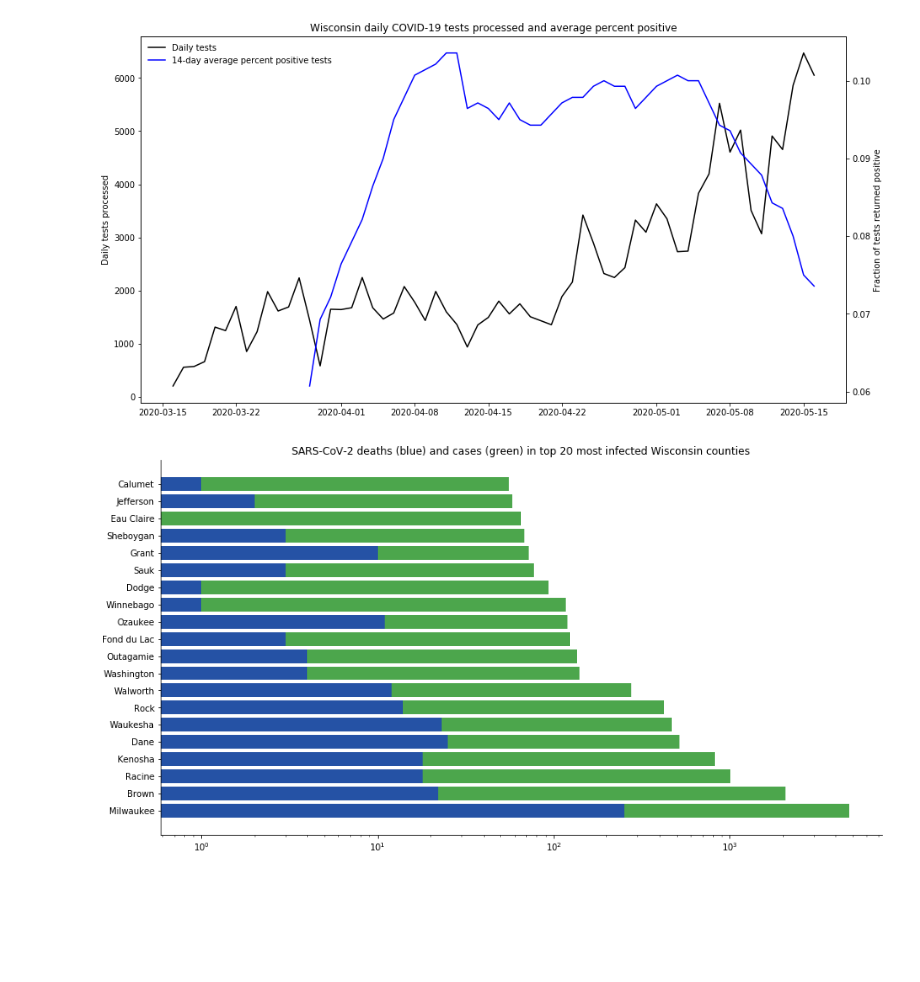
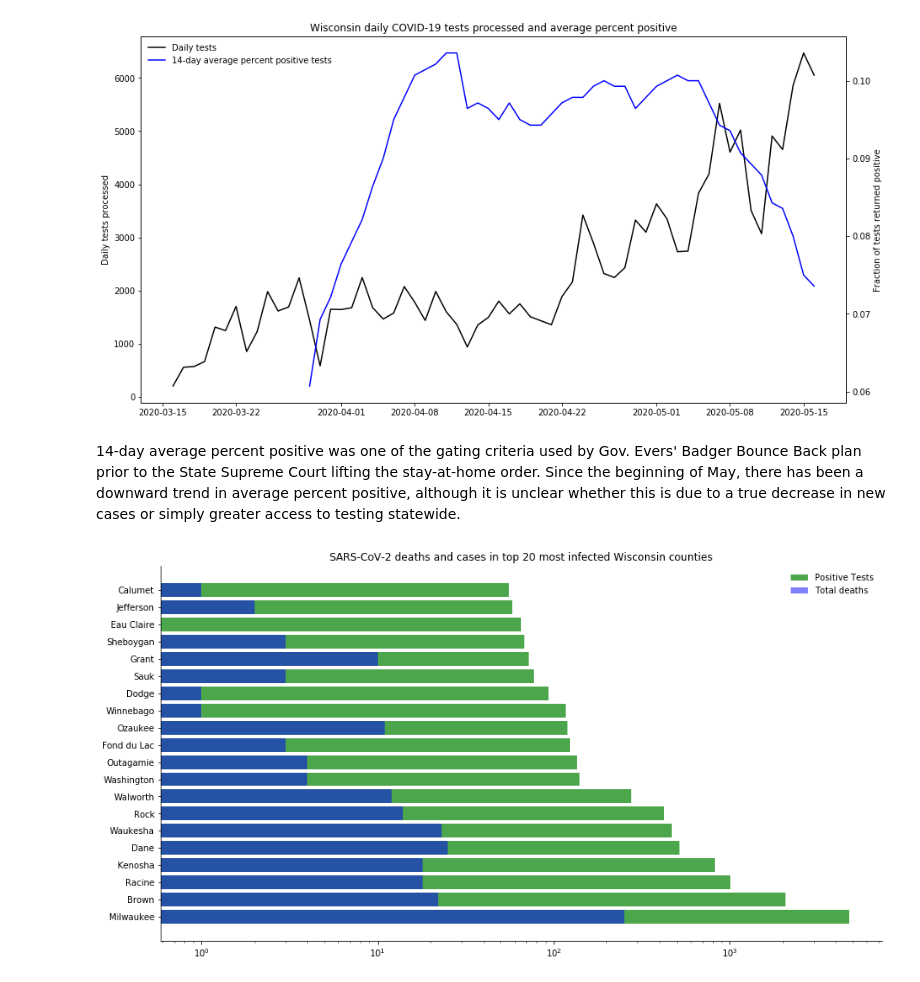
Before and after one commit to jacksonrhelf/data-projects, a Jupyter notebook: Wisconsin COVID/Covid.ipynb, the cells around one changed output. Drawn from its saved outputs; the diff is of its cells as text; code cells hidden in the pictures; blank space fills up the shorter version.

```diff
--- a/Wisconsin COVID/Covid.ipynb
+++ b/Wisconsin COVID/Covid.ipynb
@@ -127,30 +131,33 @@ ax.legend(lns, labels, frameon=False)
 # %% [output]
 <matplotlib.legend.Legend at 0x...>
 [figure]
+# %% [markdown]
+14-day average percent positive was one of the gating criteria used by Gov. Evers' Badger Bounce Back plan prior to the State Supreme Court lifting the stay-at-home order. Since the beginning of May, there has been a downward trend in average percent positive, although it is unclear whether this is due to a true decrease in new cases or simply greater access to testing statewide.
 # %%
 counties = []
 counties = pd.DataFrame(counties)
 counties['Name'] = np.nan
 init = 0
 
 for i in wisc_counties.index.get_level_values(0).unique():
     counties = counties.append(wisc_counties.xs(i, level=0)[-1:])
     counties.iloc[init, 3] = i
     init += 1
 
 counties = counties.reset_index().set_index('Name')
 counties = counties.drop(['Geo', 'Geoid', 'index'], axis=1)
 counties['Total'] = counties['Negative'] + counties['Positive']
 
 counties_ordered = counties.sort_values('Positive', ascending=False)
 counties_ordered = counties_ordered[:20]
 
 fig, ax = plt.subplots(figsize=[15,8])
 
 ax.barh(counties_ordered.index, counties_ordered['Positive'], color='green', alpha=0.7, log=True, label='Positive Tests')
 ax.barh(counties_ordered.index, counties_ordered['Deaths'], color='blue', alpha=0.5, label='Total deaths')
-ax.set_title('SARS-CoV-2 deaths (blue) and cases (green) in top 20 most infected Wisconsin counties')
+ax.legend(frameon=False)
+ax.set_title('SARS-CoV-2 deaths and cases in top 20 most infected Wisconsin counties')
 ax.spines['top'].set_visible(False)
 ax.spines['right'].set_visible(False)
 # %% [output]
-[figure, old version]
+[figure, new version]
```
Also changed, not shown: parts of 11 cells of this notebook.
